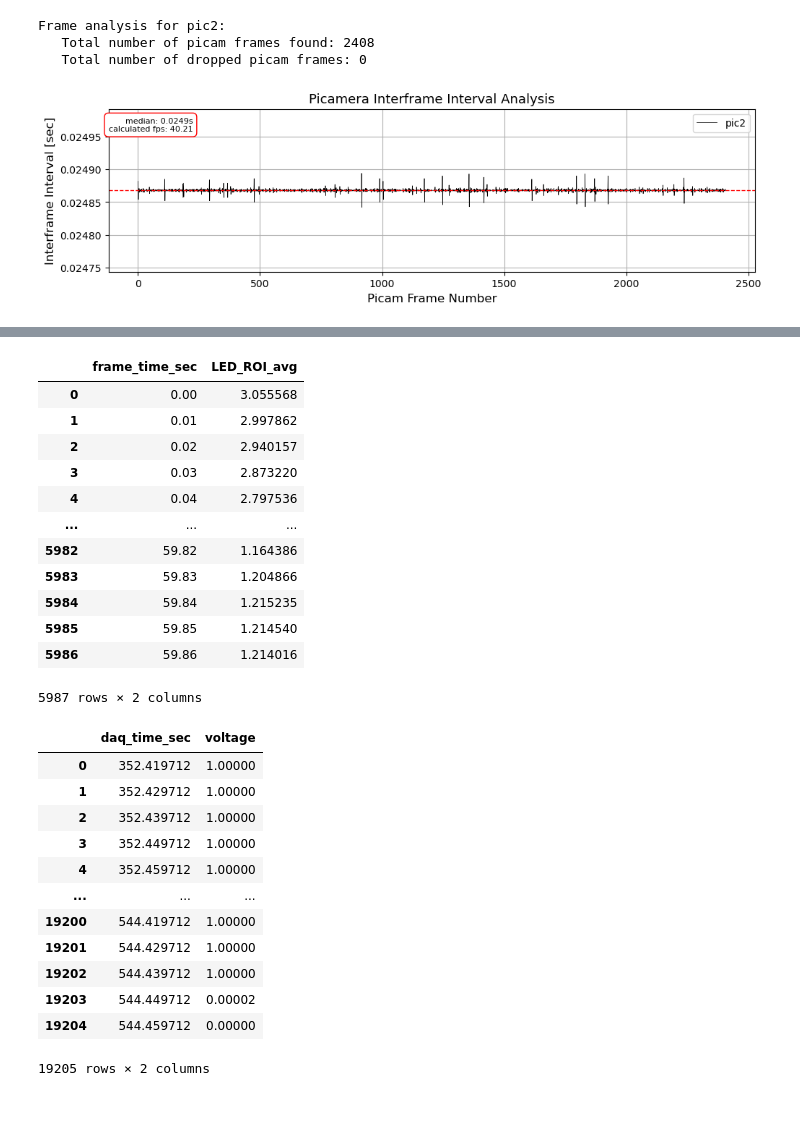
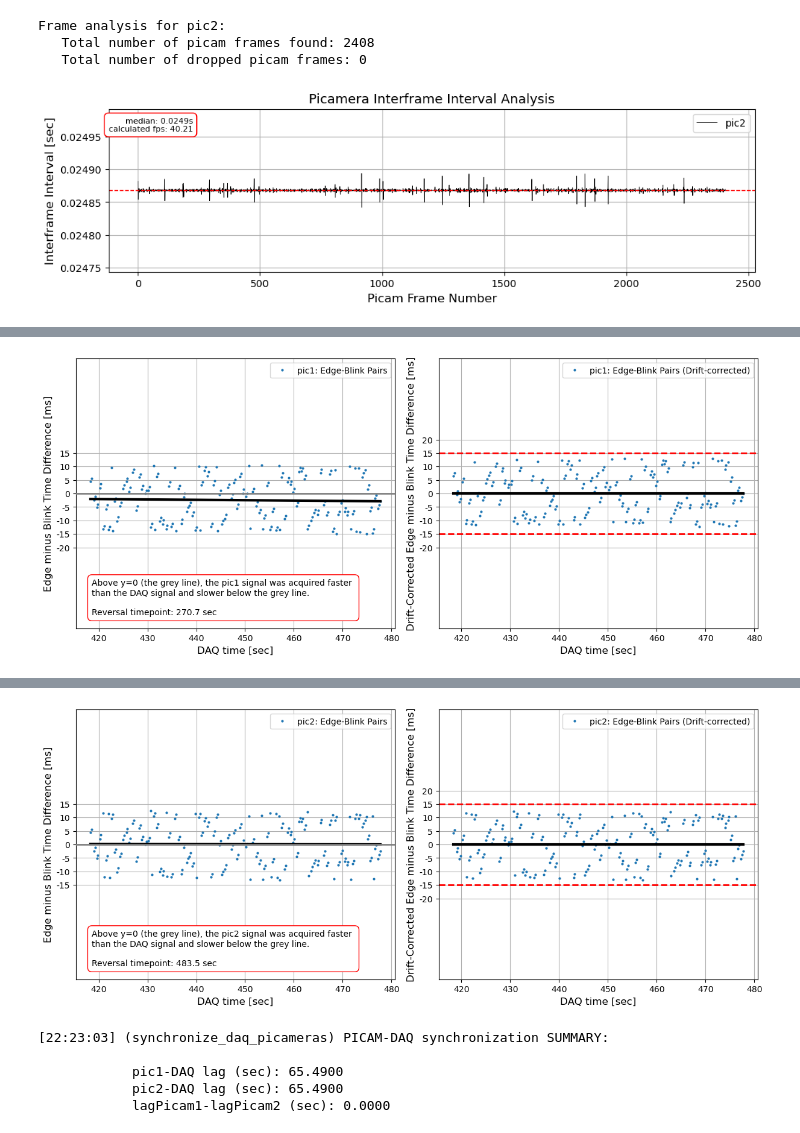
Before and after one commit to chgebhardt/picam_sync_neuro, a Jupyter notebook: code/sync_code/analysis_pipeline.ipynb, the cells around one changed output, grey strips where cells are left out. Cells and saved outputs as stored; diff of their text form; code cells hidden in the pictures; blank space fills up the shorter version.

Commit message:
sync finished

```diff
--- a/code/sync_code/analysis_pipeline.ipynb
+++ b/code/sync_code/analysis_pipeline.ipynb
@@ -9,8 +9,8 @@ from modules import daq_data_loader
 from modules import sync_daq_picam
 
 user = getpass.getuser()
-#datadir    = '/home/' + user + '/Desktop/picam_sync_neuro/testdata/'
-datadir    = '/media/' + user + '/DATA/picam_sync_neuro/testdata/'
+datadir    = '/home/' + user + '/Desktop/picam_sync_neuro/testdata/'
+# datadir    = '/media/' + user + '/DATA/picam_sync_neuro/testdata/'
 
 expID      = '20250226_e01'
 
@@ -20,6 +20,4 @@ picam_dict = picam_data_analysis.analyze_picam_times(datadir, expID, picam_dict,
 daq_dict = daq_data_loader.load_daq_data(datadir, expID, daq_frequency=3000)
 
 sync_dict = sync_daq_picam.synchronize_daq_picameras(datadir, expID, picam_dict, daq_dict, verbose=True)
-
-sync_daq_picam.plot_picam_daq_sync_data(datadir, expID, picam_dict, daq_dict, sync_dict, xmin=6500, xmax=6540)
 # %% [output]
@@ -60,0 +65 @@ Frame analysis for pic2:
+[figure, added]
@@ -61,0 +73,6 @@ IndexError: index 6549 is out of bounds for axis 0 with size 5987
+[figure, added]
+[22:23:03] (synchronize_daq_picameras) PICAM-DAQ synchronization SUMMARY:
+
+            pic1-DAQ lag (sec): 65.4900
+            pic2-DAQ lag (sec): 65.4900
+            lagPicam1-lagPicam2 (sec): 0.0000
@@ -71,32 +78,0 @@ df2_resampled = sync_daq_picam.resample_signal(arduino_voltage,    'daq_time_sec
-# %%
-df1_resampled
-# %% [output]
-|  | frame_time_sec | LED_ROI_avg |
-| 0 | 0.00 | 3.055568 |
-| 1 | 0.01 | 2.997862 |
-| 2 | 0.02 | 2.940157 |
-| 3 | 0.03 | 2.873220 |
-| 4 | 0.04 | 2.797536 |
-| ... | ... | ... |
-| 5982 | 59.82 | 1.164386 |
-| 5983 | 59.83 | 1.204866 |
-| 5984 | 59.84 | 1.215235 |
-| 5985 | 59.85 | 1.214540 |
-| 5986 | 59.86 | 1.214016 |
-5987 rows × 2 columns
-# %%
-df2_resampled
-# %% [output]
-|  | daq_time_sec | voltage |
-| 0 | 352.419712 | 1.00000 |
-| 1 | 352.429712 | 1.00000 |
-| 2 | 352.439712 | 1.00000 |
-| 3 | 352.449712 | 1.00000 |
-| 4 | 352.459712 | 1.00000 |
-| ... | ... | ... |
-| 19200 | 544.419712 | 1.00000 |
-| 19201 | 544.429712 | 1.00000 |
-| 19202 | 544.439712 | 1.00000 |
-| 19203 | 544.449712 | 0.00002 |
-| 19204 | 544.459712 | 0.00000 |
-19205 rows × 2 columns
```
Also changed, not shown: parts of 5 cells of this notebook, 3 other files.
